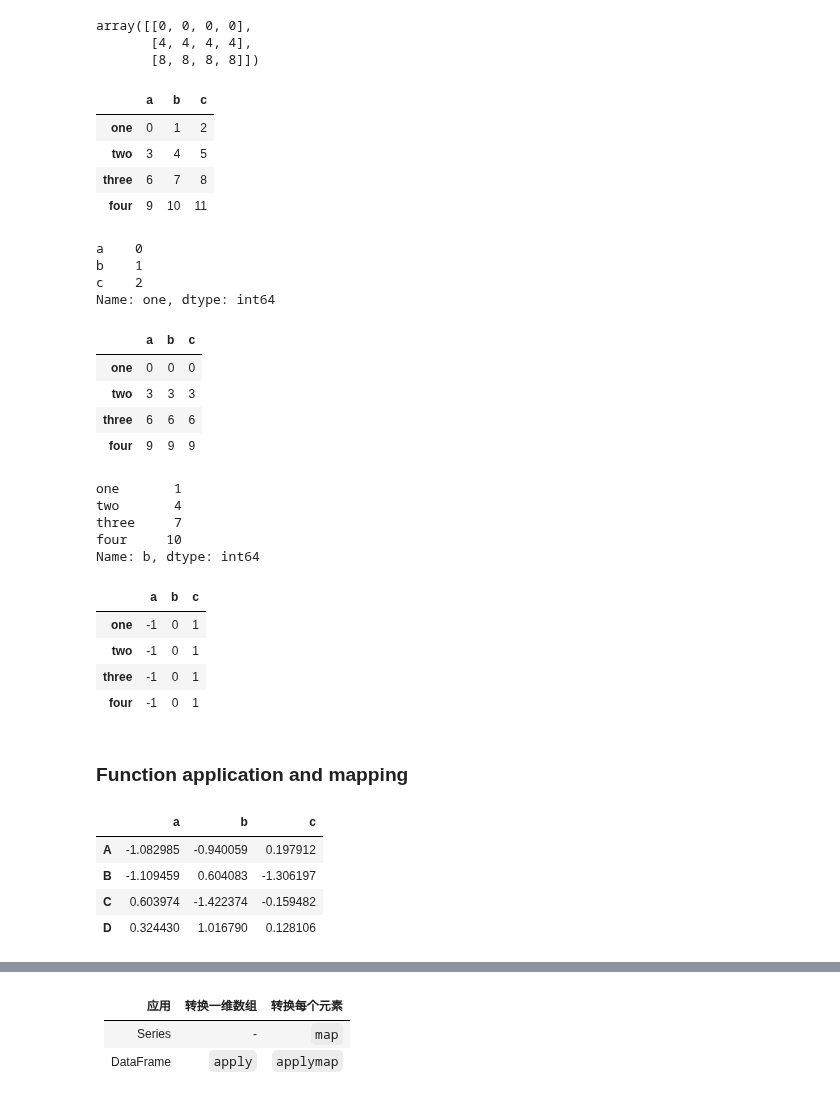
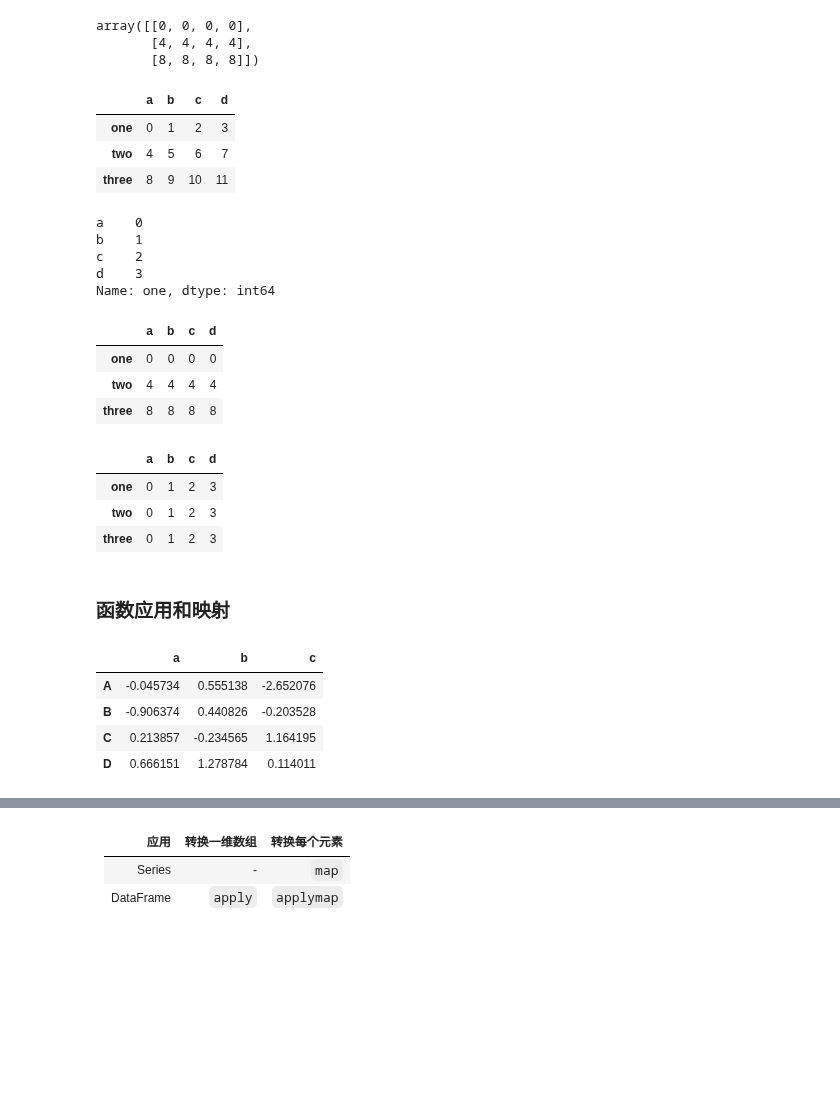
Before and after one commit to hugolu/learn-python, a Jupyter notebook: python-for-data-analysis/ch05-getting-started-with-pandas.ipynb, the cells around one changed output, grey strips where cells are left out. Drawn from its saved outputs; the diff is of its cells as text; code cells hidden in the pictures; blank space fills up the shorter version.

```diff
--- a/python-for-data-analysis/ch05-getting-started-with-pandas.ipynb
+++ b/python-for-data-analysis/ch05-getting-started-with-pandas.ipynb
@@ -928,63 +823,51 @@ array([[0, 0, 0, 0],
        [4, 4, 4, 4],
        [8, 8, 8, 8]])
 # %%
-frame = DataFrame(np.arange(12).reshape((4,3)),
-                  columns=['a','b','c'],
-                  index=['one','two','three','four'])
-frame
+d = DataFrame(np.arange(12).reshape((3,4)),
+              columns=['a','b','c','d'],
+              index=['one','two','three'])
+d
 # %% [output]
-|  | a | b | c |
-| one | 0 | 1 | 2 |
-| two | 3 | 4 | 5 |
-| three | 6 | 7 | 8 |
-| four | 9 | 10 | 11 |
+|  | a | b | c | d |
+| one | 0 | 1 | 2 | 3 |
+| two | 4 | 5 | 6 | 7 |
+| three | 8 | 9 | 10 | 11 |
 # %%
-series = frame.ix[0]
-series
+s = frame.ix[0]
+s
 # %% [output]
 a    0
 b    1
 c    2
+d    3
 Name: one, dtype: int64
 # %%
 # DataFrame 和 Series 之间的算术运算会将Series的索引匹配到DataFrame的列，让后沿着行一直向下广播
-frame - series
+d - s
 # %% [output]
-|  | a | b | c |
-| one | 0 | 0 | 0 |
-| two | 3 | 3 | 3 |
-| three | 6 | 6 | 6 |
-| four | 9 | 9 | 9 |
+|  | a | b | c | d |
+| one | 0 | 0 | 0 | 0 |
+| two | 4 | 4 | 4 | 4 |
+| three | 8 | 8 | 8 | 8 |
-# %%
-series3 = frame['b']
-series3
-# %% [output]
-one       1
-two       4
-three     7
-four     10
-Name: b, dtype: int64
 # %%
 # 匹配 row 且在 column 上广播
 # For Series input, axis to match Series index on
-frame.sub(series3, axis='index')
+s = frame['a']
+d.sub(s, axis=0)
 # %% [output]
-|  | a | b | c |
-| one | -1 | 0 | 1 |
-| two | -1 | 0 | 1 |
-| three | -1 | 0 | 1 |
-| four | -1 | 0 | 1 |
+|  | a | b | c | d |
+| one | 0 | 1 | 2 | 3 |
+| two | 0 | 1 | 2 | 3 |
+| three | 0 | 1 | 2 | 3 |
-# %% [markdown]
-### Function application and mapping
+# %% [markdown]
+### 函数应用和映射
 # %%
-frame = DataFrame(np.random.randn(4,3),
-                 columns=list('abc'),
-                 index=list('ABCD'))
-frame
+d = DataFrame(np.random.randn(4,3), columns=list('abc'), index=list('ABCD'))
+d
 # %% [output]
 |  | a | b | c |
-| A | -1.082985 | -0.940059 | 0.197912 |
-| B | -1.109459 | 0.604083 | -1.306197 |
-| C | 0.603974 | -1.422374 | -0.159482 |
-| D | 0.324430 | 1.016790 | 0.128106 |
+| A | -0.045734 | 0.555138 | -2.652076 |
+| B | -0.906374 | 0.440826 | -0.203528 |
+| C | 0.213857 | -0.234565 | 1.164195 |
+| D | 0.666151 | 1.278784 | 0.114011 |
 # %%
```
Also changed, not shown: parts of 148 cells of this notebook.
